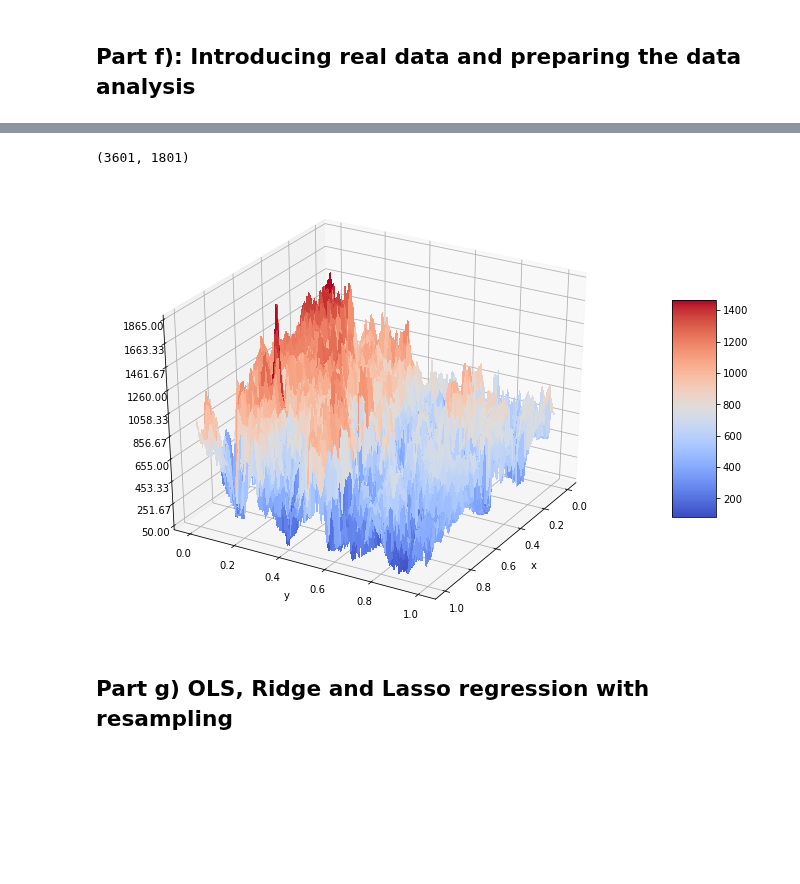
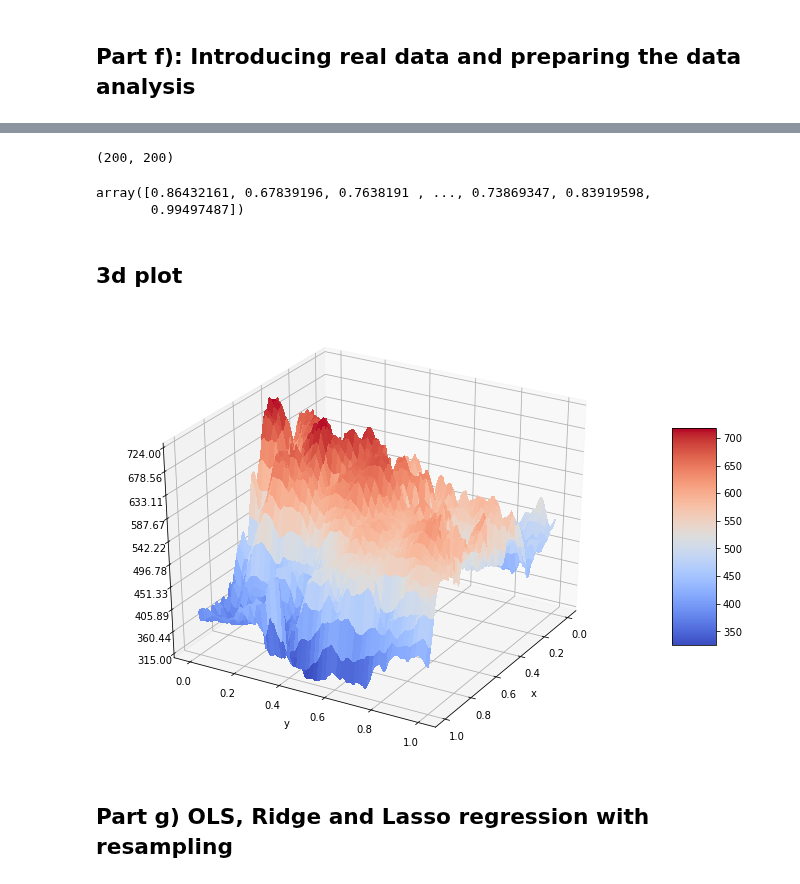
Before and after one commit to KarlHenrik/FYS-STK-Gruppe, a Jupyter notebook: Project1/Project1.ipynb, the cells around one changed output, grey strips where cells are left out. Cells and saved outputs as stored; diff of their text form; code cells hidden in the pictures; blank space fills up the shorter version.

```diff
--- a/Project1/Project1.ipynb
+++ b/Project1/Project1.ipynb
@@ -345,12 +353,20 @@ from mpl_toolkits.mplot3d import Axes3D
 from matplotlib import cm
 
 # Load the terrain
-terrain = imread('SRTM_data_Norway_1.tif')
+terrain = imread('SRTM_data_Norway_2.tif')
 # Show the terrain
 plt.figure(figsize=(4,8))
 plt.title('Terrain over Norway 1')
 plt.imshow(terrain, cmap='gray')
 plt.xlabel('X')
 plt.ylabel('Y')
+x1 = 1000
+x2 = 1200
+y1 = 1300
+y2 = 1500
+plt.plot([x1,x2], [y1, y1])
+plt.plot([x1,x2], [y2, y2])
+plt.plot([x1,x1], [y1, y2])
+plt.plot([x2,x2], [y1, y2])
 plt.show()
 # %% [output]
@@ -358,31 +374,43 @@ plt.show()
-# %%
-terrain = np.array(terrain)
+# %%
+# The part of the data we will use for the analysis
+z_grid = terrain[y1:y2, x1:x2]
+# x and y values corresponding to z values
+x_grid = np.linspace(0, 1, np.shape(z_grid)[1])
+y_grid = np.linspace(0, 1, np.shape(z_grid)[0])
+x_grid, y_grid = np.meshgrid(x_grid, y_grid)
+# Arrays used for analysis
+z = z_grid.ravel()
+x = x_grid.ravel()
+y = y_grid.ravel()
+z, x, y = shuffle(z, x, y)
 # %%
-terrain.shape
+z_grid.shape
 # %% [output]
-(3601, 1801)
+(200, 200)
+# %%
+x
+# %% [output]
+array([0.86432161, 0.67839196, 0.7638191 , ..., 0.73869347, 0.83919598,
+       0.99497487])
+# %% [markdown]
+## 3d plot
 # %%
-# Make data
-x = np.linspace(0,1, np.shape(terrain)[1])
-y = np.linspace(0,1, np.shape(terrain)[0])
-x, y = np.meshgrid(x, y)
-
 # Plot the surface
 fig = plt.figure(figsize = (12, 8))
 ax = fig.gca(projection='3d')
-surf = ax.plot_surface(x, y, terrain, cmap=cm.coolwarm, linewidth=0, antialiased=False)
+surf = ax.plot_surface(x_grid, y_grid, z_grid, cmap=cm.coolwarm, linewidth=0, antialiased=False)
 
 # Customize the axes
 ax.zaxis.set_major_locator(LinearLocator(10))
 ax.zaxis.set_major_formatter(FormatStrFormatter('%.02f'))
 plt.xlabel("x")
 plt.ylabel("y")
 
 # Add a color bar which maps values to colors
 fig.colorbar(surf, shrink=0.5, aspect=5)
 ax.view_init(30, 30)
 plt.show()
 # %% [output]
-[figure, old version]
+[figure, new version]
 # %% [markdown]
 ## Part g) OLS, Ridge and Lasso regression with resampling
```
Also changed, not shown: parts of 15 cells of this notebook, 1 other file.
